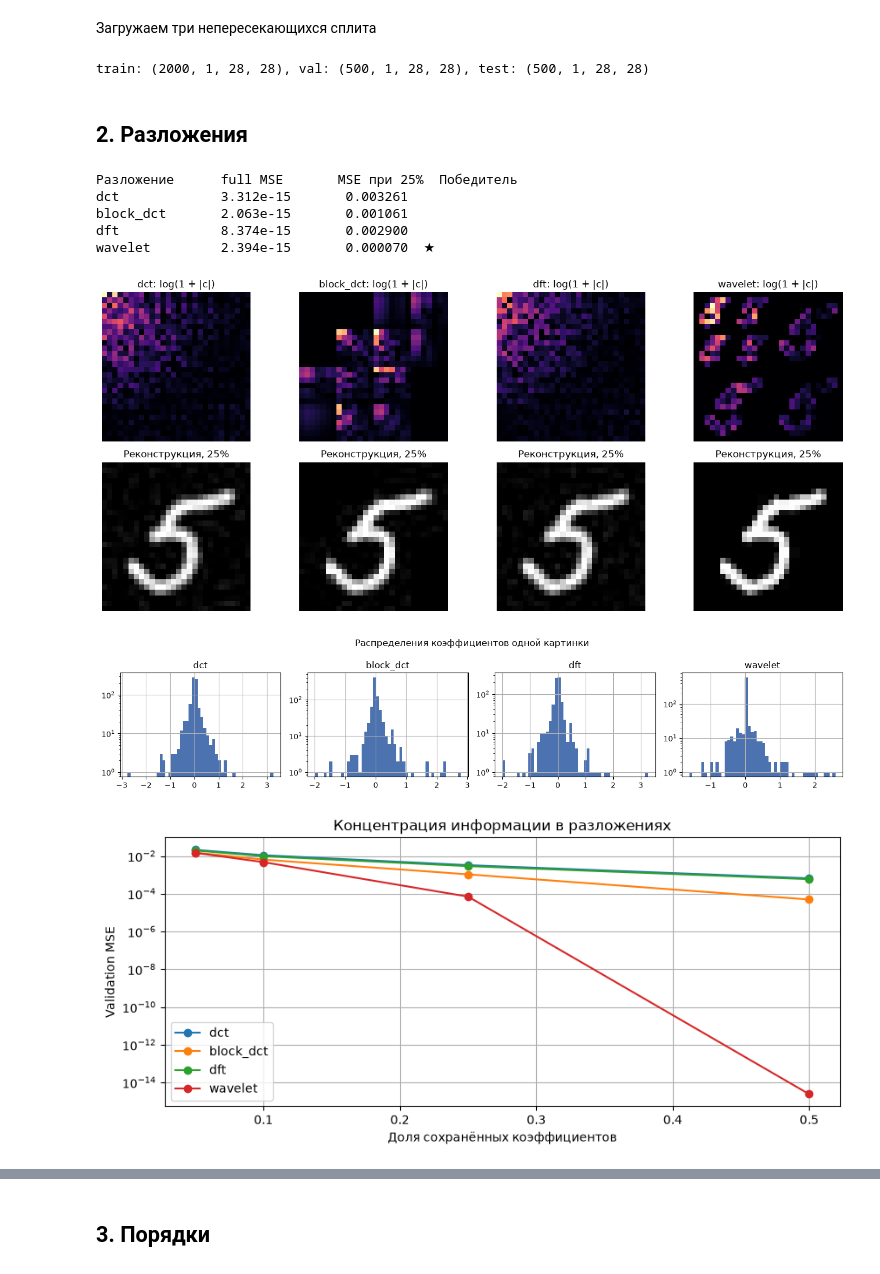
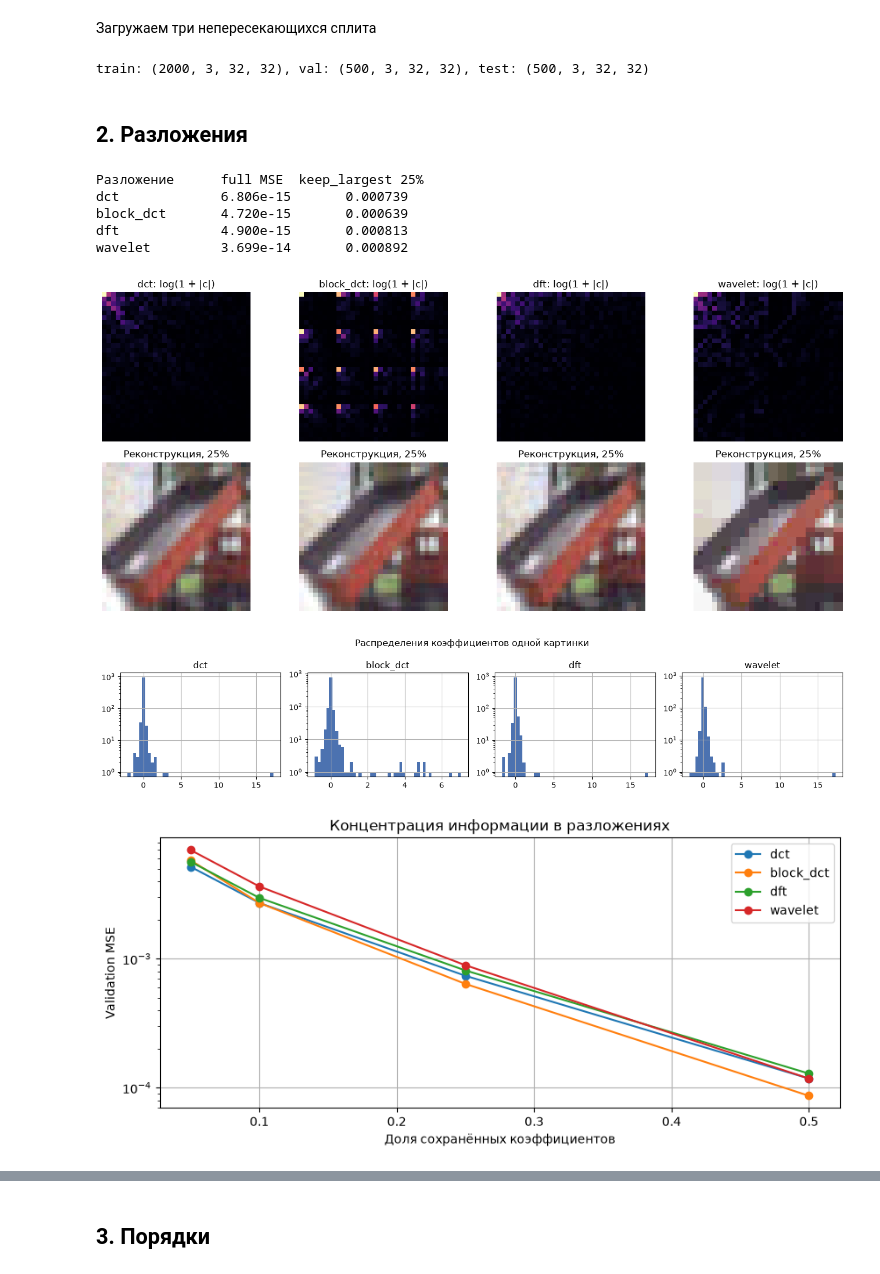
Before and after one commit to 1nnokent/Avtoregressionnaya_istoriya, a Jupyter notebook: notebooks/pipeline_demo.ipynb, the cells around one changed output, grey strips where cells are left out. Saved outputs shown, nothing was run; the diff lists cells and outputs as text; code cells hidden in the pictures.

Commit message:
add support cifar10

```diff
--- a/notebooks/pipeline_demo.ipynb
+++ b/notebooks/pipeline_demo.ipynb
@@ -25,7 +25,7 @@ from src.quantization import Quantizer
 from src.tokenizer import Tokenizer, TokenizerConfig
 
 SEED = 66
-DATASET = "mnist"
+DATASET = "cifar10"
 TRAIN_LIMIT = int(os.getenv("TRAIN_LIMIT", "2000"))
 VAL_LIMIT = int(os.getenv("VAL_LIMIT", "500"))
 TEST_LIMIT = int(os.getenv("TEST_LIMIT", "500"))
@@ -35,14 +35,16 @@ plt.rcParams.update({"figure.figsize": (10, 4), "axes.grid": True})
 # %% [markdown]
 Загружаем три непересекающихся сплита
 # %%
-train_images = load_images(DATASET, "train", limit=TRAIN_LIMIT, seed=SEED)
-val_images = load_images(DATASET, "val", limit=VAL_LIMIT, seed=SEED)
-test_images = load_images(DATASET, "test", limit=TEST_LIMIT, seed=SEED)
+train_images = load_images(DATASET, "train", gray=False, limit=TRAIN_LIMIT, seed=SEED)
+val_images = load_images(DATASET, "val", gray=False, limit=VAL_LIMIT, seed=SEED)
+test_images = load_images(DATASET, "test", gray=False, limit=TEST_LIMIT, seed=SEED)
+channels, height, width = train_images.shape[1:]
+BLOCK_SIZE = next(size for size in (8, 7, 4) if height % size == 0 and width % size == 0)
 print(
     f"train: {train_images.shape}, val: {val_images.shape}, test: {test_images.shape}"
 )
 # %% [output]
-train: (2000, 1, 28, 28), val: (500, 1, 28, 28), test: (500, 1, 28, 28)
+train: (2000, 3, 32, 32), val: (500, 3, 32, 32), test: (500, 3, 32, 32)
 # %%
 def mse(original: np.ndarray, restored: np.ndarray) -> float:
     return float(np.mean((np.asarray(original) - np.asarray(restored)) ** 2))
@@ -51,6 +53,11 @@ def mse(original: np.ndarray, restored: np.ndarray) -> float:
 def psnr(original: np.ndarray, restored: np.ndarray, data_range: float = 1.0) -> float:
     error = mse(original, restored)
     return float("inf") if error == 0 else float(10 * np.log10(data_range**2 / error))
+
+
+def show_image(ax, image: np.ndarray) -> None:
+    image = np.clip(np.moveaxis(image, 0, -1), 0, 1)
+    ax.imshow(image[..., 0] if image.shape[-1] == 1 else image, cmap="gray", vmin=0, vmax=1)
 
 
 def keep_largest(coeffs: np.ndarray, fraction: float) -> np.ndarray:
@@ -78,7 +85,7 @@ def reconstruct_prefix(
 # %%
 decomposition_results = {}
 for name in DECOMPOSITIONS:
-    params = {"block_size": 7} if name == "block_dct" else {}
+    params = {"block_size": BLOCK_SIZE} if name == "block_dct" else {}
     decomposition = get_decomposition(name, **params)
     coeffs = decomposition.forward(val_images)
     full_reconstruction = decomposition.inverse(coeffs)
@@ -87,7 +94,7 @@ for name in DECOMPOSITIONS:
     for fraction in FRACTIONS:
         restored = decomposition.inverse(keep_largest(coeffs, fraction))
         mse_by_fraction[fraction] = mse(val_images, restored)
-        examples[fraction] = restored[0, 0]
+        examples[fraction] = restored[0]
     decomposition_results[name] = {
         "full_mse": mse(val_images, full_reconstruction),
         "mse_by_fraction": mse_by_fraction,
@@ -95,62 +102,57 @@ for name in DECOMPOSITIONS:
         "examples": examples,
     }
 
-decomposition_winner = min(
-    DECOMPOSITIONS,
-    key=lambda name: decomposition_results[name]["mse_by_fraction"][0.25],
-)
-print("Разложение      full MSE       MSE при 25%  Победитель")
+print("Разложение      full MSE  keep_largest 25%")
 for name, result in decomposition_results.items():
-    winner = "★" if name == decomposition_winner else ""
     print(
         f"{name:12s} {result['full_mse']:12.3e} "
-        f"{result['mse_by_fraction'][0.25]:14.6f}  {winner}"
+        f"{result['mse_by_fraction'][0.25]:14.6f}"
     )
 # %% [output]
-Разложение      full MSE       MSE при 25%  Победитель
-dct             3.312e-15       0.003261
-block_dct       2.063e-15       0.001061
-dft             8.374e-15       0.002900
-wavelet         2.394e-15       0.000070  ★
+Разложение      full MSE  keep_largest 25%
+dct             6.806e-15       0.000739
+block_dct       4.720e-15       0.000639
+dft             4.900e-15       0.000813
+wavelet         3.699e-14       0.000892
 # %%
 fig, axes = plt.subplots(2, len(DECOMPOSITIONS), figsize=(14, 6))
 for column, name in enumerate(DECOMPOSITIONS):
     result = decomposition_results[name]
     axes[0, column].imshow(np.log1p(np.abs(result["coefficients"])), cmap="magma")
     axes[0, column].set_title(f"{name}: log(1 + |c|)")
-    axes[1, column].imshow(result["examples"][0.25], cmap="gray", vmin=0, vmax=1)
+    show_image(axes[1, column], result["examples"][0.25])
     axes[1, column].set_title("Реконструкция, 25%")
     axes[0, column].axis("off")
     axes[1, column].axis("off")
 plt.tight_layout()
 plt.show()
 
 fig, axes = plt.subplots(1, len(DECOMPOSITIONS), figsize=(14, 3))
 for ax, name in zip(axes, DECOMPOSITIONS):
     values = decomposition_results[name]["coefficients"].ravel()
     ax.hist(values, bins=50, color="#4c72b0")
     ax.set_title(name)
     ax.set_yscale("log")
 fig.suptitle("Распределения коэффициентов одной картинки")
 plt.tight_layout()
 plt.show()
 
 for name, result in decomposition_results.items():
     plt.plot(
         FRACTIONS,
         [result["mse_by_fraction"][f] for f in FRACTIONS],
         marker="o",
         label=name,
     )
 plt.yscale("log")
 plt.xlabel("Доля сохранённых коэффициентов")
 plt.ylabel("Validation MSE")
 plt.title("Концентрация информации в разложениях")
 plt.legend()
 plt.show()
 # %% [output]
-[figure, old version]
+[figure, new version]
-[figure, old version]
+[figure, new version]
-[figure, old version]
+[figure, new version]
 # %% [markdown]
 ### Концентрация коэффициентов в среднем по train
```
Also changed, not shown: parts of 14 cells of this notebook, 1 other file.
